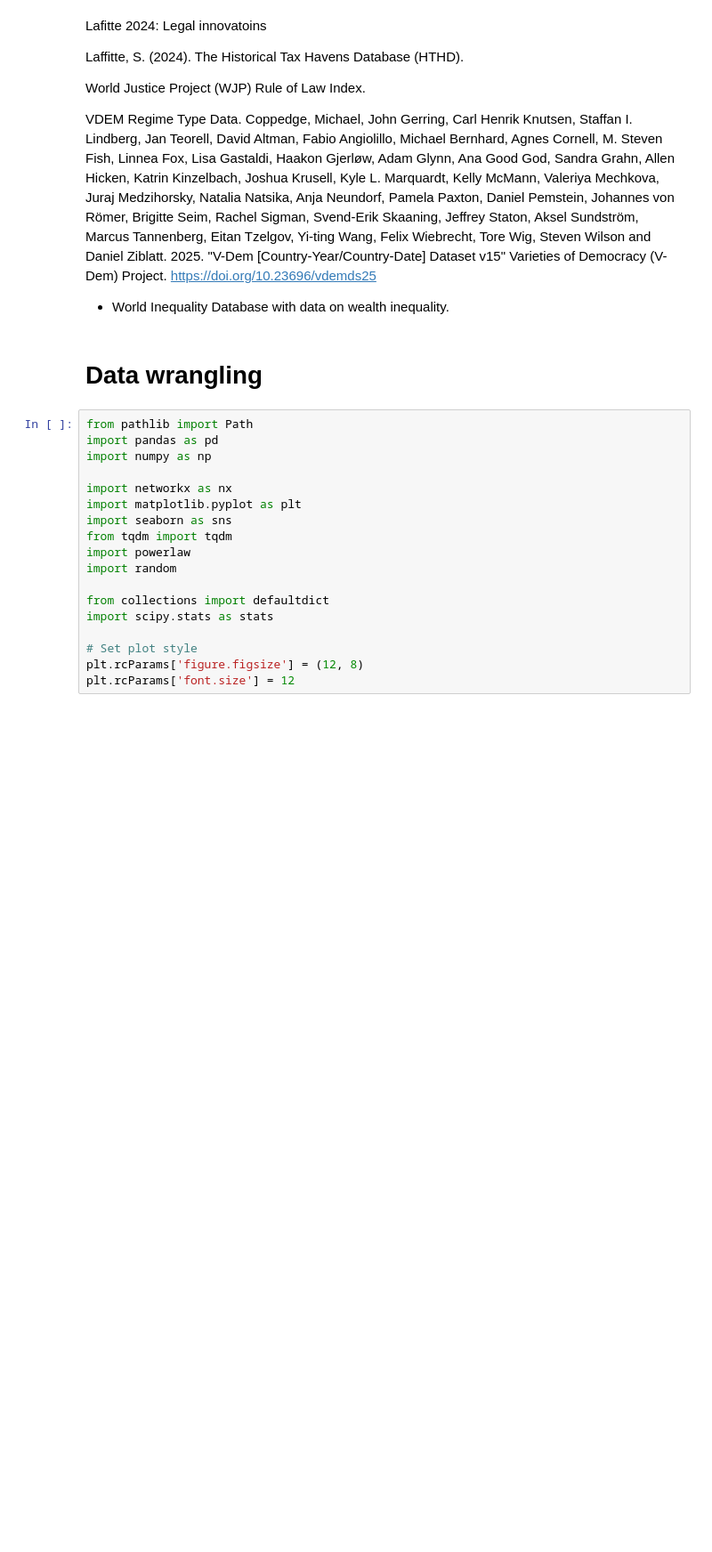
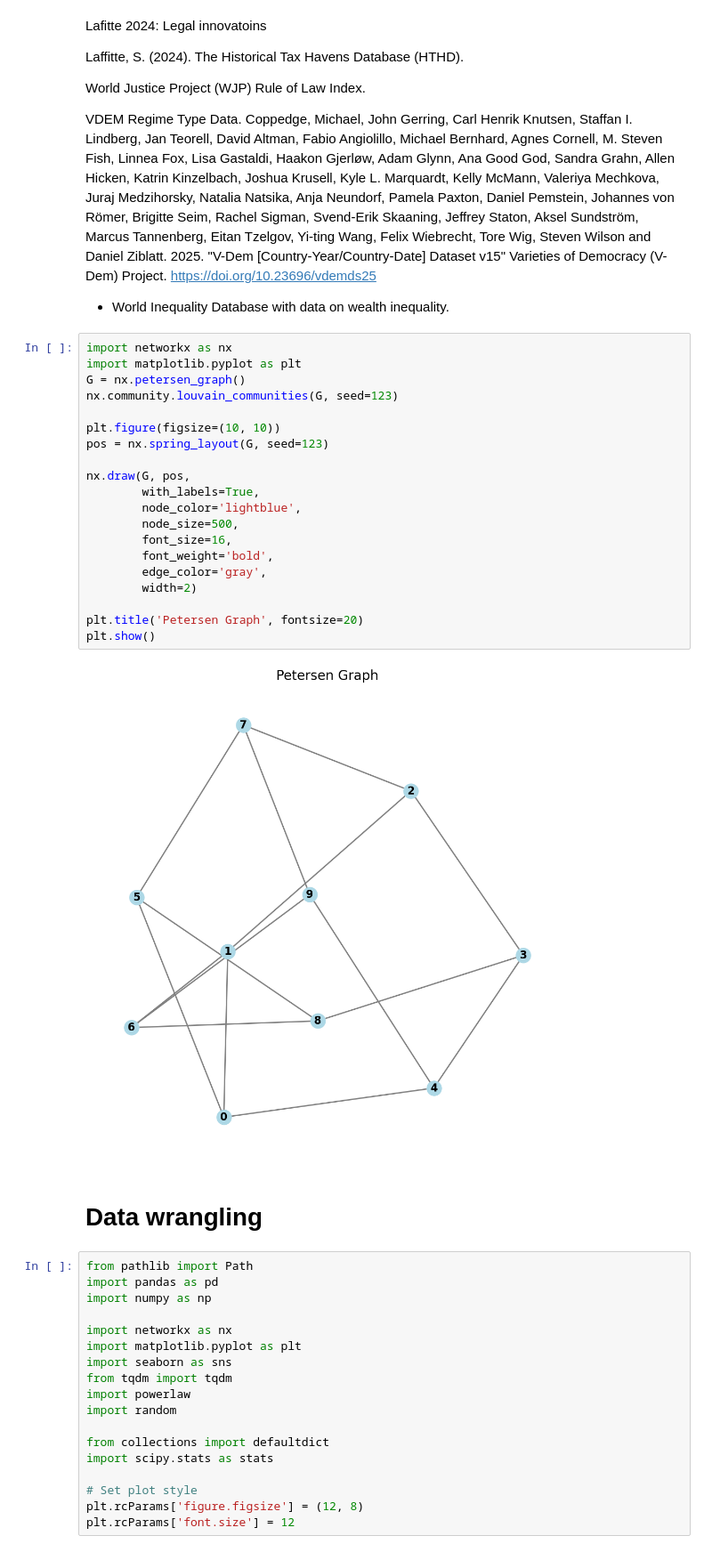
Before and after one commit to OscarAdserballe/intermediaries-in-the-offshore-world, a Jupyter notebook: data_cleaning.ipynb, the cells around one changed output. Shown at 89% size. Drawn from its saved outputs; the diff is of its cells as text; blank space fills up the shorter version.

```diff
--- a/data_cleaning.ipynb
+++ b/data_cleaning.ipynb
@@ -11,6 +11,28 @@ VDEM Regime Type Data.
 Coppedge, Michael, John Gerring, Carl Henrik Knutsen, Staffan I. Lindberg, Jan Teorell, David Altman, Fabio Angiolillo, Michael Bernhard, Agnes Cornell, M. Steven Fish, Linnea Fox, Lisa Gastaldi, Haakon Gjerløw, Adam Glynn, Ana Good God, Sandra Grahn, Allen Hicken, Katrin Kinzelbach, Joshua Krusell, Kyle L. Marquardt, Kelly McMann, Valeriya Mechkova, Juraj Medzihorsky, Natalia Natsika, Anja Neundorf, Pamela Paxton, Daniel Pemstein, Johannes von Römer, Brigitte Seim, Rachel Sigman, Svend-Erik Skaaning, Jeffrey Staton, Aksel Sundström, Marcus Tannenberg, Eitan Tzelgov, Yi-ting Wang, Felix Wiebrecht, Tore Wig, Steven Wilson and Daniel Ziblatt. 2025. "V-Dem [Country-Year/Country-Date] Dataset v15" Varieties of Democracy (V-Dem) Project. https://doi.org/10.23696/vdemds25
 
 * World Inequality Database with data on wealth inequality.
+# %%
+import networkx as nx
+import matplotlib.pyplot as plt
+G = nx.petersen_graph()
+nx.community.louvain_communities(G, seed=123)
+
+plt.figure(figsize=(10, 10))
+pos = nx.spring_layout(G, seed=123)
+
+nx.draw(G, pos,
+        with_labels=True,
+        node_color='lightblue',
+        node_size=500,
+        font_size=16,
+        font_weight='bold',
+        edge_color='gray',
+        width=2)
+
+plt.title('Petersen Graph', fontsize=20)
+plt.show()
+# %% [output]
+[figure, added]
 # %% [markdown]
 # Data wrangling
 # %%
```
Also changed, not shown: parts of 6 cells of this notebook, 22 other files.
